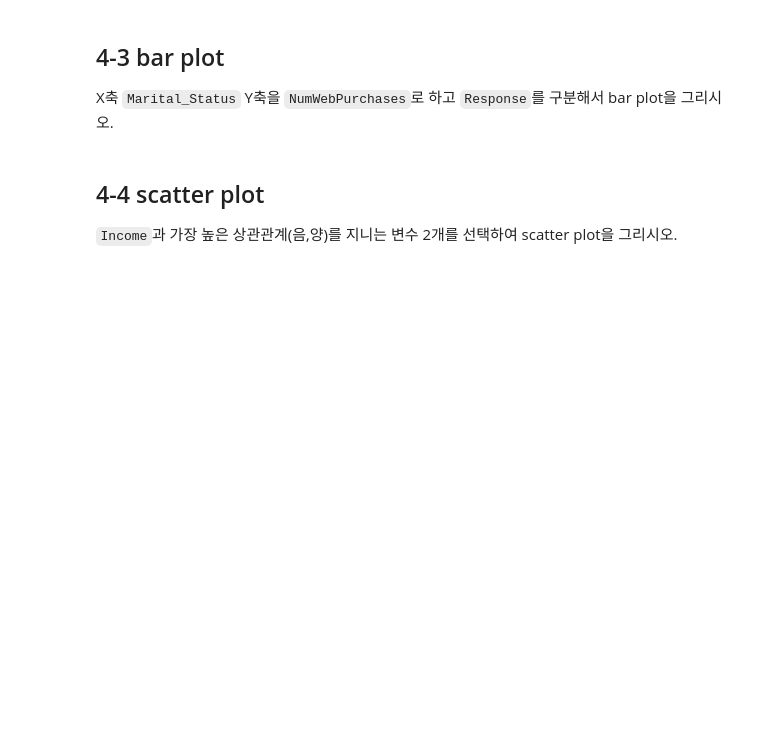
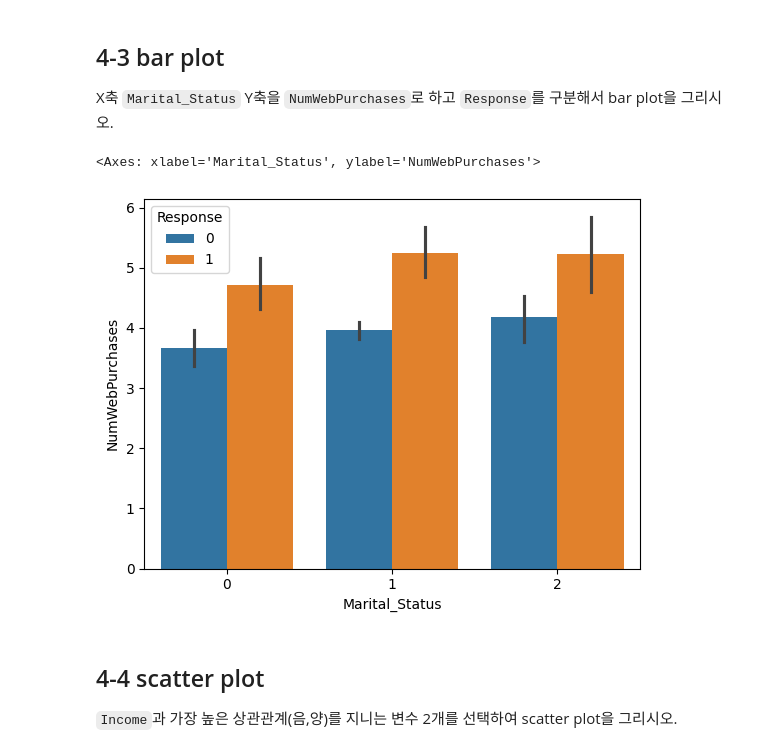
Before and after one commit to tpgus2603/2024S-Ajou-ML, a Jupyter notebook: HW1.ipynb, the cells around one changed output. Drawn from its saved outputs; the diff is of its cells as text; code cells hidden in the pictures; blank space fills up the shorter version.

```diff
--- a/HW1.ipynb
+++ b/HW1.ipynb
@@ -703,13 +690,17 @@ X축 `Marital_Status` Y축을 `NumWebPurchases`로 하고 `Response`를 구분
 # %%
 ################  문제 4-3  ####################
 # 소스코드를 입력하고 캡처 후 보고서에 업로드하세요.
 # 코드 시작과 코드 끝 라인을 삭제하지 마세요.
 ################ 코드 시작  #####################
-
+#seabon에서 bar 플롯을 그리는 함수를 호출한다 x,y인자로 각각 Maritial_Staus와 NumwebPurchases를 지정한hue로 Response 지정하여 수치별로 색깔이 달라지게한
+sns.barplot(data=data, x='Marital_Status', y='NumWebPurchases', hue='Response')
 
 
 ################ 코드 끝  ######################
 ##############################################
+# %% [output]
+<Axes: xlabel='Marital_Status', ylabel='NumWebPurchases'>
+[figure, added]
 # %% [markdown]
 ## 4-4 scatter plot
 
```
Also changed, not shown: parts of 38 cells of this notebook.
